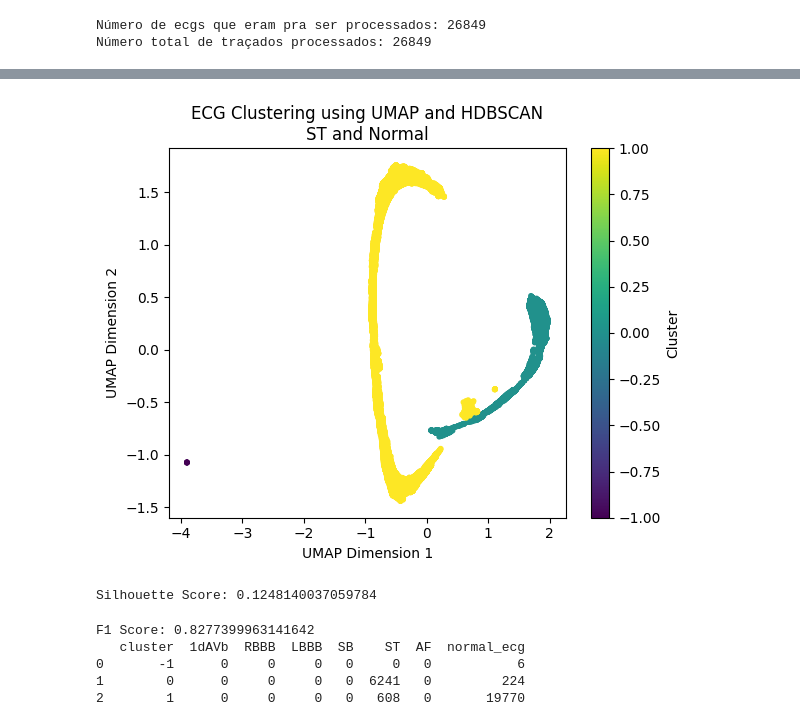
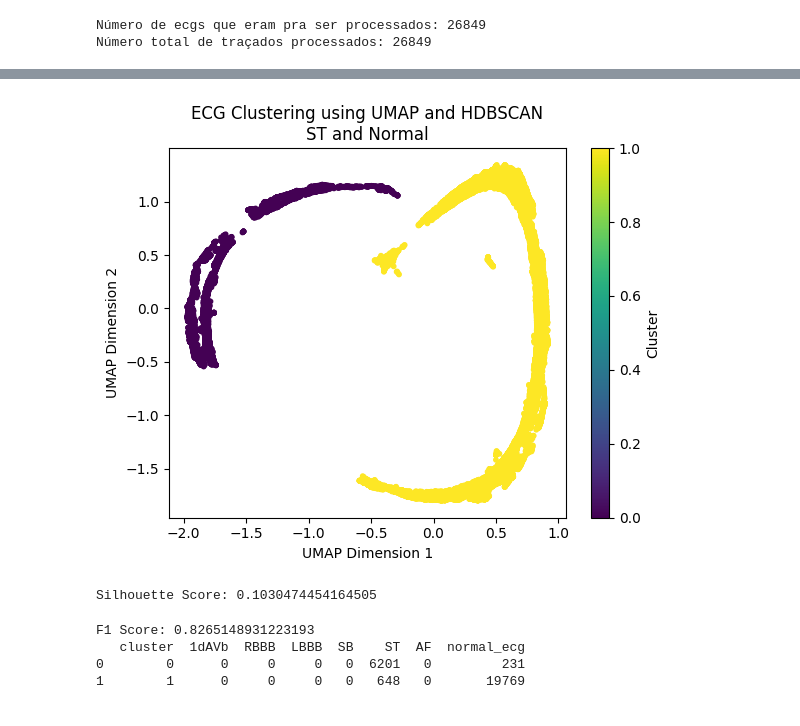
Before and after one commit to pedrobacelar28/Clustering-Paper, a Jupyter notebook: Projeto/Geração das Amostras/ST.ipynb, the cells around one changed output, grey strips where cells are left out. Saved outputs shown, nothing was run; the diff lists cells and outputs as text; code cells hidden in the pictures.

```diff
--- a/Projeto/Geração das Amostras/ST.ipynb
+++ b/Projeto/Geração das Amostras/ST.ipynb
@@ -57,9 +57,16 @@ caminho_interferencias = "../Database/resultados_interferencia.csv"
 interferencias = pd.read_csv(caminho_interferencias)
 interferencias_ids = interferencias['exam_id'].tolist()
 
+ids_proibidos = [ 227806,
+187353,
+203399,
+343089,
+317296,
+260982 ]
+
 ecg_normal_linhas = dados.index[~dados['exam_id'].isin(interferencias_ids) &
                                 (dados.iloc[:, 14].isin(arquivos_usados))  &
-                                (dados.iloc[:, 13] == True) ]
+                                (dados.iloc[:, 13] == True) & ~dados['exam_id'].isin(ids_proibidos)]
 
 ecg_doente_linhas = dados.index[~dados['exam_id'].isin(interferencias_ids) &
                                 (dados.iloc[:, 14].isin(arquivos_usados)) &
@@ -196,7 +203,7 @@ import numpy as np
 scaler = StandardScaler()
 X_reduced_scaled = scaler.fit_transform(X_reduced)
 
-dbscan = HDBSCAN(min_cluster_size=500, min_samples=1, cluster_selection_epsilon=2)
+dbscan = HDBSCAN(min_cluster_size=100, min_samples=1, cluster_selection_epsilon=2)
 labels = dbscan.fit_predict(X_reduced_scaled)
 
 # Visualização dos Resultados
@@ -237,40 +244,39 @@ majority_labels.columns = ['cluster', 'majority_label']
 merged_data = merged_data.merge(majority_labels, on='cluster')
 
 # Criar rótulos verdadeiros
 def assign_true_label(row):
     if row['majority_label'] == 'normal':
         return row['normal_ecg'] == 1
     else:
         return row[['1dAVb', 'RBBB', 'LBBB', 'SB', 'ST', 'AF']].sum() > 0
 
 merged_data['true_label'] = merged_data.apply(assign_true_label, axis=1)
 
 # Calcular o F1 score
 true_labels = merged_data['true_label']
 f1_avg = f1_score(true_labels, labels, average='weighted')
 print(f'F1 Score: {f1_avg}')
 
 # Contar a quantidade de doenças e ECGs normais em cada cluster
 cluster_summary = merged_data.groupby('cluster').agg({
     '1dAVb': 'sum',
     'RBBB': 'sum',
     'LBBB': 'sum',
     'SB': 'sum',
     'ST': 'sum',
     'AF': 'sum',
     'normal_ecg': 'sum'
 }).reset_index()
 
 # Mostrar o resumo por cluster
 print(cluster_summary)
 # %% [output]
-[figure, old version]
+[figure, new version]
-Silhouette Score: 0.1248140037059784
+Silhouette Score: 0.1030474454164505
-F1 Score: 0.8277399963141642
+F1 Score: 0.8265148931223193
    cluster  1dAVb  RBBB  LBBB  SB    ST  AF  normal_ecg
-0       -1      0     0     0   0     0   0           6
-1        0      0     0     0   0  6241   0         224
-2        1      0     0     0   0   608   0       19770
+0        0      0     0     0   0  6201   0         231
+1        1      0     0     0   0   648   0       19769
 # %%
 # CALCULAR SILHUETT DE CADA PONTO
 
```
Also changed, not shown: parts of 4 cells of this notebook, 25 other files.
